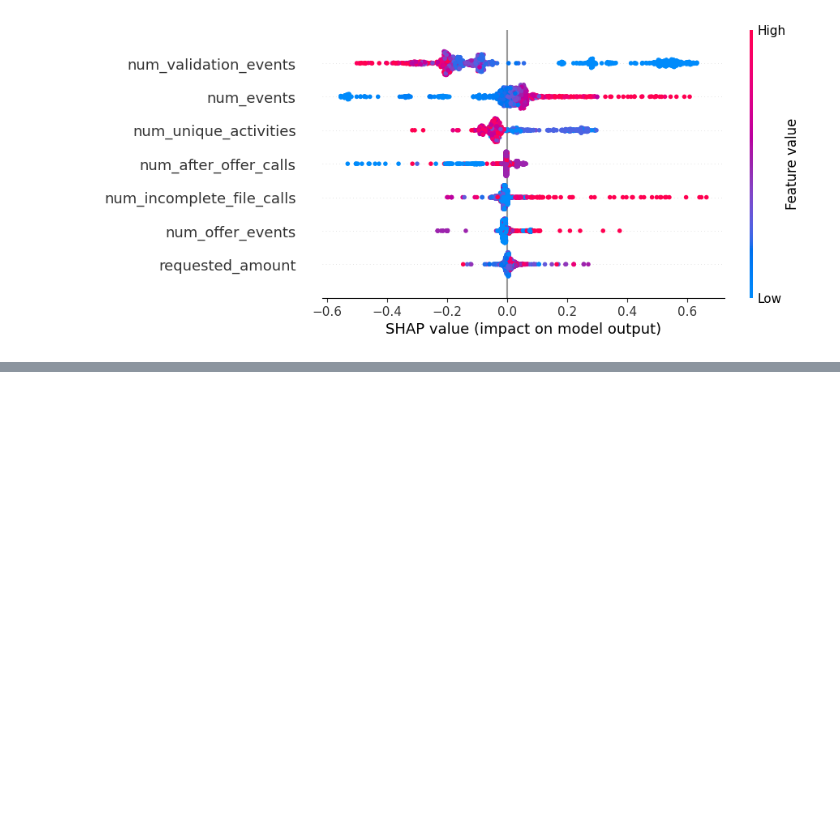
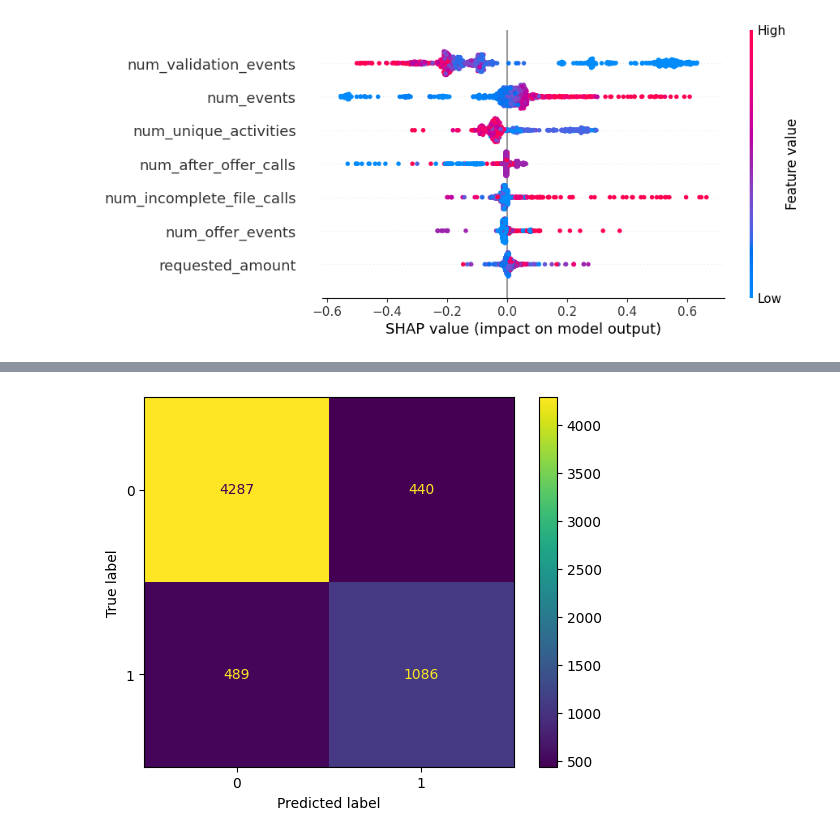
Before and after one commit to alfergal/ml-studio, a Jupyter notebook: ml/loanops/notebooks/01_eda.ipynb, the cells around one changed output, grey strips where cells are left out. Cells and saved outputs as stored; diff of their text form; code cells hidden in the pictures; blank space fills up the shorter version.

```diff
--- a/ml/loanops/notebooks/01_eda.ipynb
+++ b/ml/loanops/notebooks/01_eda.ipynb
@@ -372,0 +410,12 @@ shap.plots.beeswarm(shap_values)
+# %%
+from sklearn.metrics import ConfusionMatrixDisplay
+
+ConfusionMatrixDisplay.from_estimator(
+    xgb,
+    X_test,
+    y_test,
+)
+
+plt.show()
+# %% [output]
+[figure, added]
```
Also changed, not shown: parts of 2 cells of this notebook.
